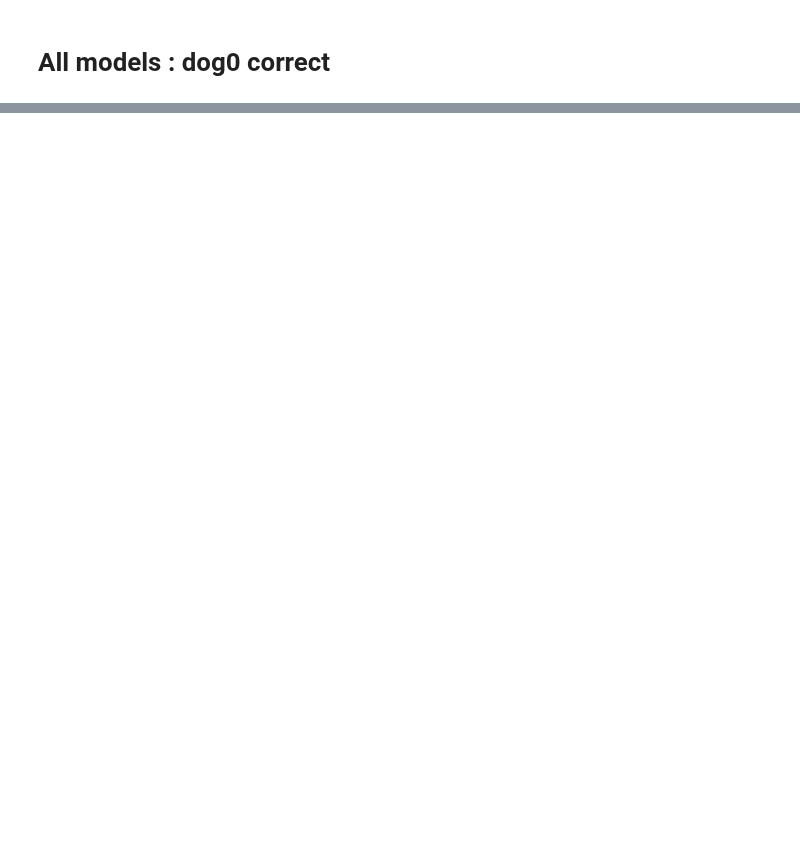
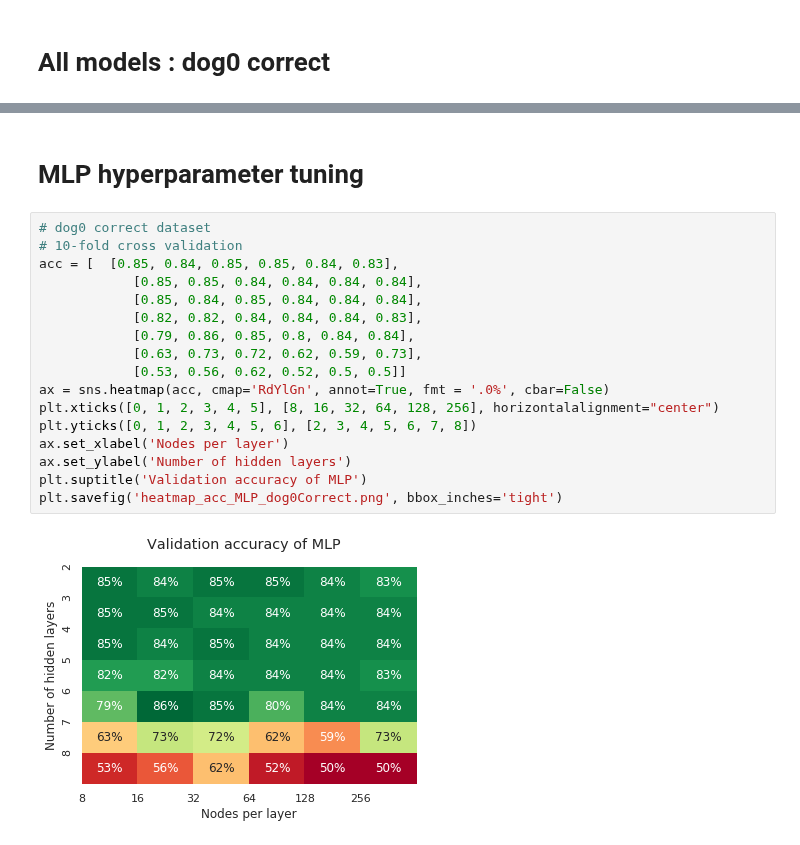
Before and after one commit to Withington/deepscent, a Jupyter notebook: notebooks/results/04_results.ipynb, the cells around one changed output, grey strips where cells are left out. Drawn from its saved outputs; the diff is of its cells as text; blank space fills up the shorter version.

```diff
--- a/notebooks/results/04_results.ipynb
+++ b/notebooks/results/04_results.ipynb
@@ -296,0 +391,21 @@ plt.savefig('boxplot_allModels_dog0Correct.png', bbox_inches='tight')
+# %% [markdown]
+# MLP hyperparameter tuning
+# %%
+# dog0 correct dataset
+# 10-fold cross validation
+acc = [  [0.85, 0.84, 0.85, 0.85, 0.84, 0.83],
+            [0.85, 0.85, 0.84, 0.84, 0.84, 0.84],
+            [0.85, 0.84, 0.85, 0.84, 0.84, 0.84],
+            [0.82, 0.82, 0.84, 0.84, 0.84, 0.83],
+            [0.79, 0.86, 0.85, 0.8, 0.84, 0.84],
+            [0.63, 0.73, 0.72, 0.62, 0.59, 0.73],
+            [0.53, 0.56, 0.62, 0.52, 0.5, 0.5]]
+ax = sns.heatmap(acc, cmap='RdYlGn', annot=True, fmt = '.0%', cbar=False)
+plt.xticks([0, 1, 2, 3, 4, 5], [8, 16, 32, 64, 128, 256], horizontalalignment="center")
+plt.yticks([0, 1, 2, 3, 4, 5, 6], [2, 3, 4, 5, 6, 7, 8])
+ax.set_xlabel('Nodes per layer')
+ax.set_ylabel('Number of hidden layers')
+plt.suptitle('Validation accuracy of MLP')
+plt.savefig('heatmap_acc_MLP_dog0Correct.png', bbox_inches='tight')
+# %% [output]
+[figure, added]
```
Also changed, not shown: parts of 11 cells of this notebook.
